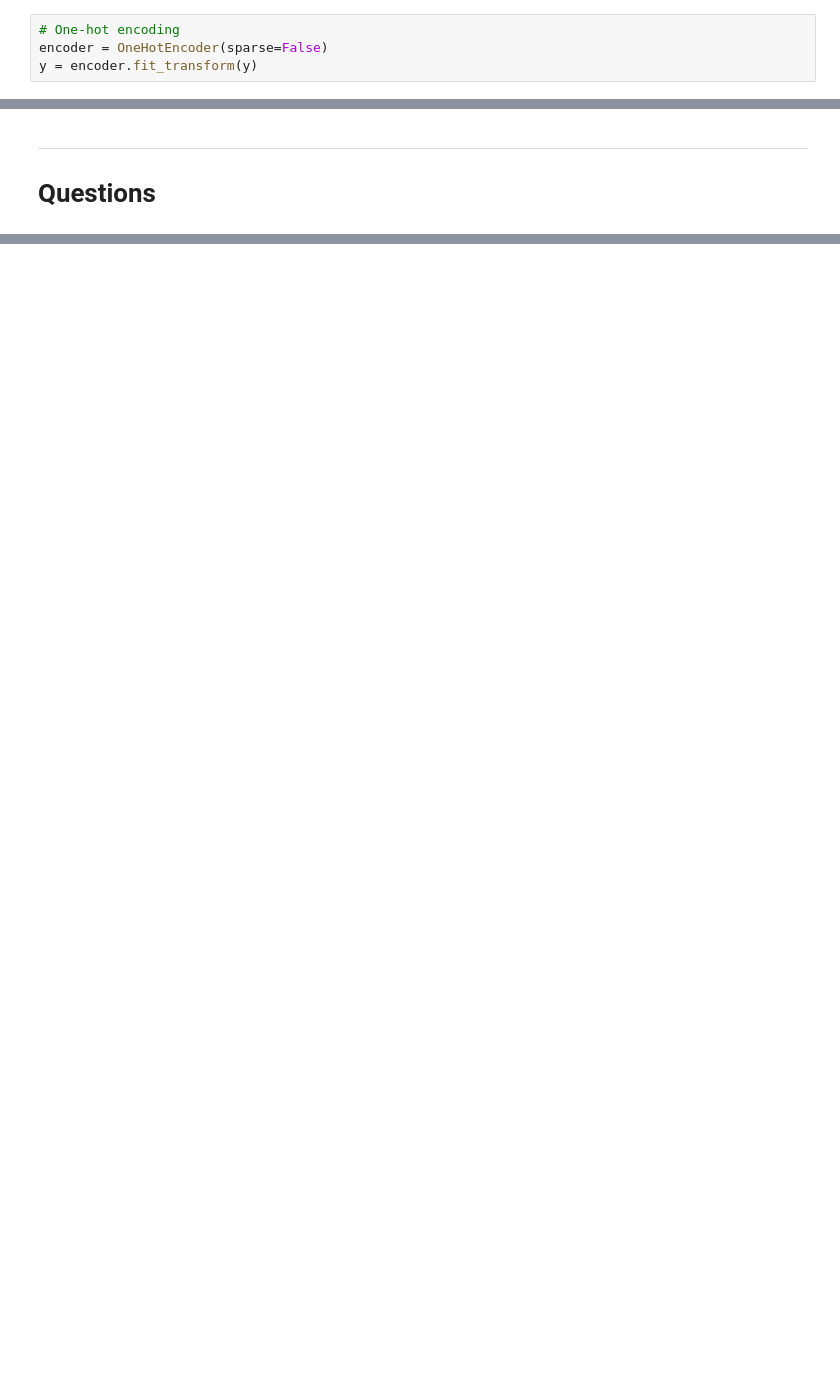
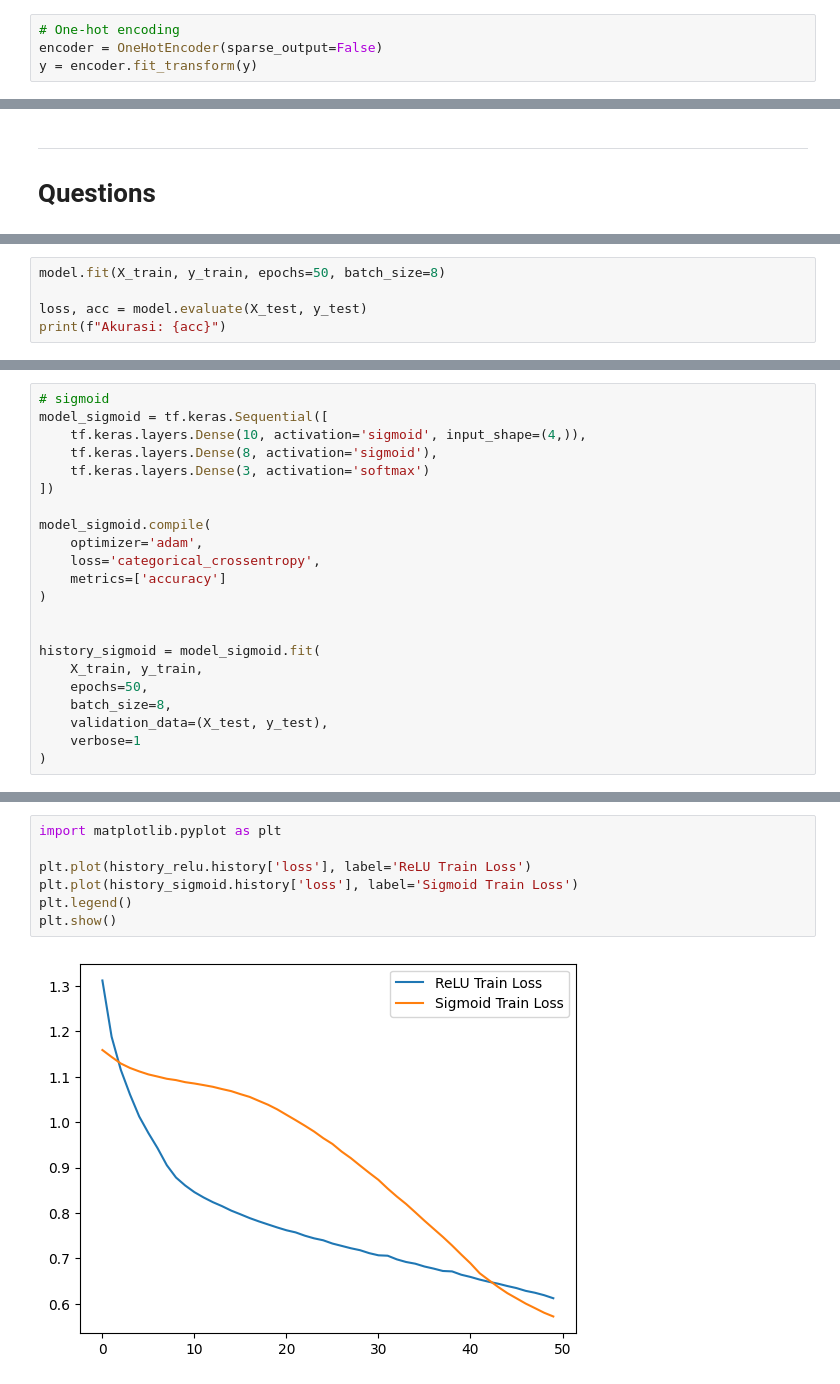
Before and after one commit to FarrelAD/2341720081_ML_2025, a Jupyter notebook: JS13/P2_JS13.ipynb, the cells around one changed output, grey strips where cells are left out. Drawn from its saved outputs; the diff is of its cells as text; blank space fills up the shorter version.

```diff
--- a/JS13/P2_JS13.ipynb
+++ b/JS13/P2_JS13.ipynb
@@ -19,7 +19,7 @@ y = iris.target.reshape(-1, 1)
 # Encoding Dataset
 # %%
 # One-hot encoding
-encoder = OneHotEncoder(sparse=False)
+encoder = OneHotEncoder(sparse_output=False)
 y = encoder.fit_transform(y)
 # %% [markdown]
 # Data Splitting
@@ -59,0 +102,5 @@ print(f"Akurasi: {acc}")
+# %%
+model.fit(X_train, y_train, epochs=50, batch_size=8)
+
+loss, acc = model.evaluate(X_test, y_test)
+print(f"Akurasi: {acc}")
@@ -59,0 +171,22 @@ print(f"Akurasi: {acc}")
+# %%
+# sigmoid
+model_sigmoid = tf.keras.Sequential([
+    tf.keras.layers.Dense(10, activation='sigmoid', input_shape=(4,)),
+    tf.keras.layers.Dense(8, activation='sigmoid'),
+    tf.keras.layers.Dense(3, activation='softmax')
+])
+
+model_sigmoid.compile(
+    optimizer='adam',
+    loss='categorical_crossentropy',
+    metrics=['accuracy']
+)
+
+
+history_sigmoid = model_sigmoid.fit(
+    X_train, y_train,
+    epochs=50,
+    batch_size=8,
+    validation_data=(X_test, y_test),
+    verbose=1
+)
@@ -59,0 +219,9 @@ print(f"Akurasi: {acc}")
+# %%
+import matplotlib.pyplot as plt
+
+plt.plot(history_relu.history['loss'], label='ReLU Train Loss')
+plt.plot(history_sigmoid.history['loss'], label='Sigmoid Train Loss')
+plt.legend()
+plt.show()
+# %% [output]
+[figure, added]
```
Also changed, not shown: parts of 16 cells of this notebook.
